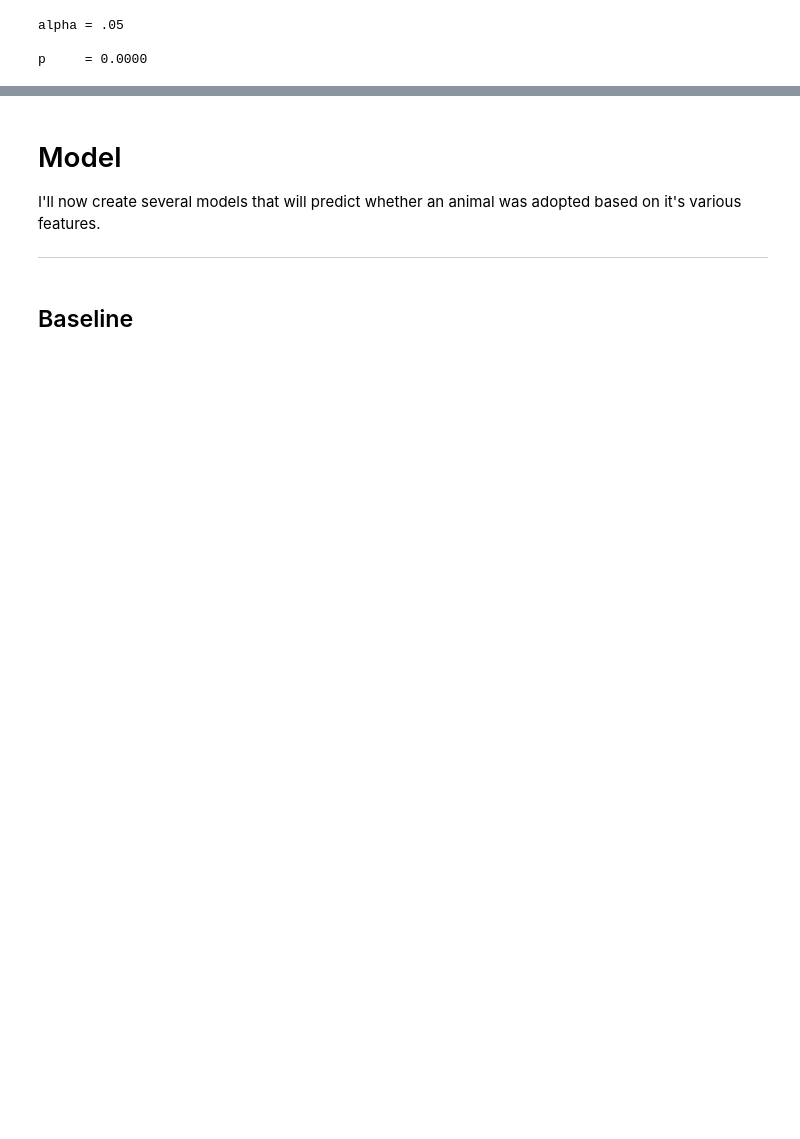
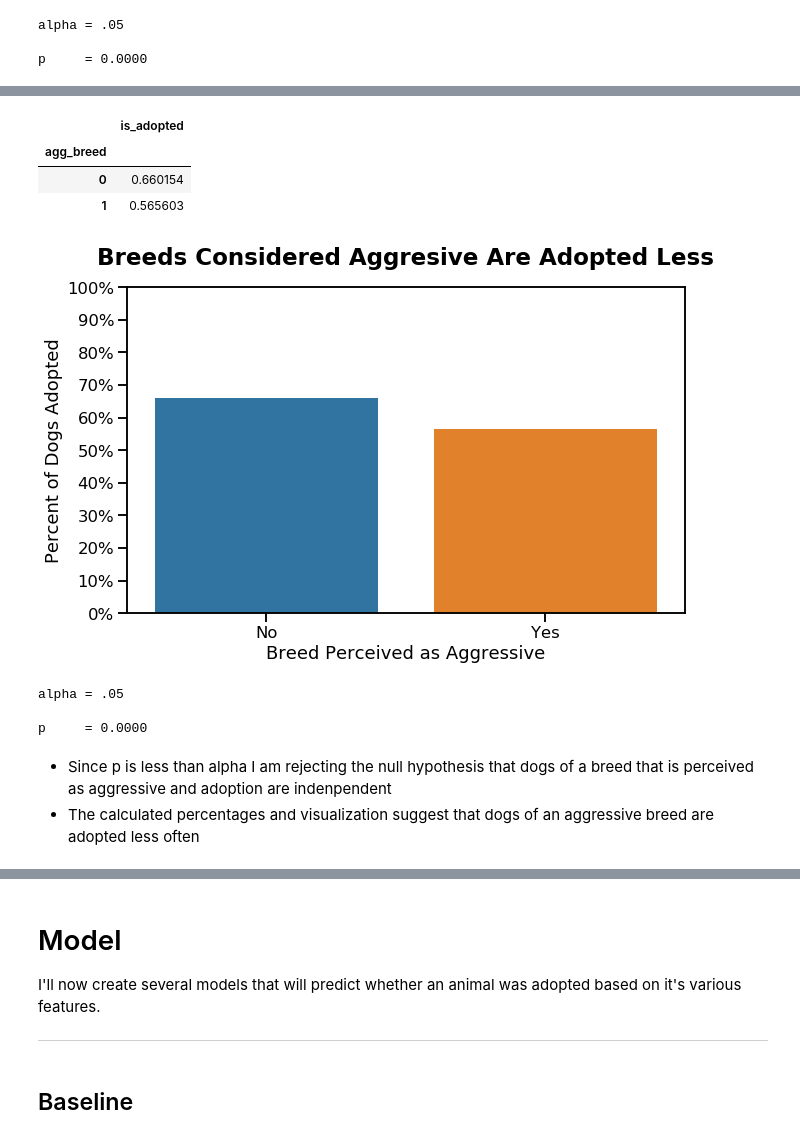
Before and after one commit to SamuelD-Data/aac_outcomes_project, a Jupyter notebook: continued_work/aac_project_notebook.ipynb, the cells around one changed output, grey strips where cells are left out. Saved outputs shown, nothing was run; the diff lists cells and outputs as text; code cells hidden in the pictures; blank space fills up the shorter version.

```diff
--- a/continued_work/aac_project_notebook.ipynb
+++ b/continued_work/aac_project_notebook.ipynb
@@ -458,0 +395,43 @@ print (f't = ',t)
+# %%
+dogs = train[train.animal_type == 'dog']
+
+# using groupby to examine adoption rates within species
+agg = dogs.groupby('agg_breed').mean()[['is_adopted']]
+
+agg
+# %% [output]
+|  | is_adopted |
+| agg_breed |  |
+| 0 | 0.660154 |
+| 1 | 0.565603 |
+# %%
+sns.set_context('talk')
+
+agg.index = (['No', 'Yes'])
+plt.figure(figsize=(10, 6))
+sns.barplot(data=agg, x=agg.index, y='is_adopted')
+plt.xlabel("Breed Perceived as Aggressive")
+plt.ylabel("Percent of Dogs Adopted")
+plt.title("Breeds Considered Aggresive Are Adopted Less", fontweight='bold', fontsize=23,y = 1.05)
+fmt = [f'{i:0.0%}' for i in np.linspace(0, 1, 11)]
+plt.yticks(np.linspace(0, 1, 11), labels=fmt)
+plt.show()
+# %% [output]
+[figure, added]
+# %%
+# creating crosstab using sex and is_adopted columns
+observed_breed_agg = pd.crosstab(dogs.agg_breed, train_mf.is_adopted)
+
+# calculating chi^2, p value, degrees of freedom and expected values
+chi2, p, degf, expected = stats.chi2_contingency(observed_breed_agg)
+
+# printing results
+print('alpha = .05\n')
+print(f'p     = {p:.4f}')
+# %% [output]
+alpha = .05
+
+p     = 0.0000
+# %% [markdown]
+- Since p is less than alpha I am rejecting the null hypothesis that dogs of a breed that is perceived as aggressive and adoption are indenpendent
+- The calculated percentages and visualization suggest that dogs of an aggressive breed are adopted less often
```
Also changed, not shown: parts of 77 cells of this notebook, 1 other file.
